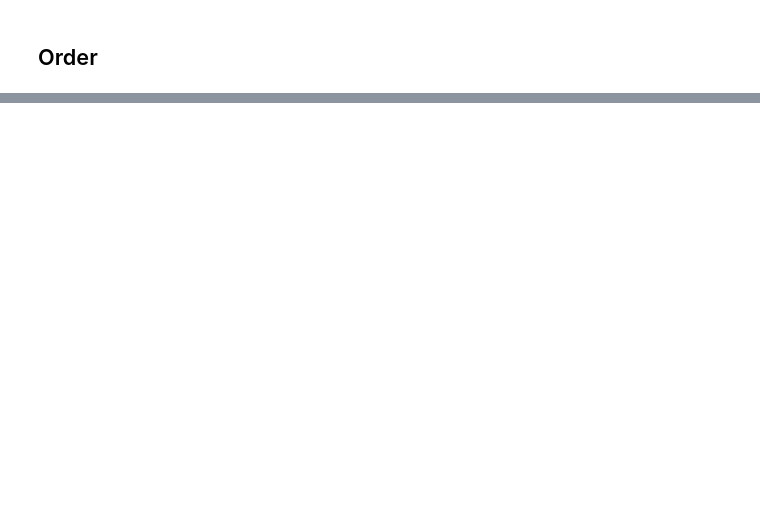
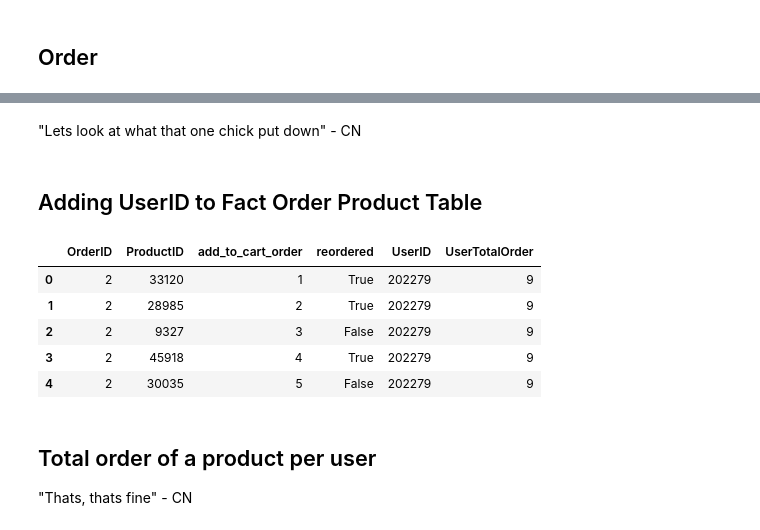
Before and after one commit to arridoarfiadi/InstacartResearchSymposium, a Jupyter notebook: Instacart Analysis Notebook.ipynb, the cells around one changed output, grey strips where cells are left out. Cells and saved outputs as stored; diff of their text form; code cells hidden in the pictures; blank space fills up the shorter version.

```diff
--- a/Instacart Analysis Notebook.ipynb
+++ b/Instacart Analysis Notebook.ipynb
@@ -43,5 +62,5 @@ df_dimTime.to_pickle('orig_dimTime.pickle')
 # %% [markdown]
 ## Fact Order Product
 # %%
-df_factOrderProduct = pd.read_sql_query('''SELECT * FROM "Instacart"."factOrderProduct";"''', engine)
+df_factOrderProduct = pd.read_sql_query('''SELECT * FROM "Instacart"."factOrderProduct";''', engine)
 df_factOrderProduct.head()
@@ -83,0 +191,20 @@ order.to_pickle('orig_order.pickle')
+# %% [markdown]
+"Lets look at what that one chick put down" - CN
+# %% [markdown]
+## Adding UserID to Fact Order Product Table
+# %%
+# This is needed for the next couple of attributes that we are calculating
+#factOrderProduct = factOrderProduct.drop(["UserID_x", "UserID_y", "UserTotalProductOrder", "UserTotalOrder"], axis = 1)
+factOrderProduct = factOrderProduct.merge(order[["UserID","OrderID", "UserTotalOrder"]],on=["OrderID"])
+factOrderProduct.head()
+# %% [output]
+|  | OrderID | ProductID | add_to_cart_order | reordered | UserID | UserTotalOrder |
+| 0 | 2 | 33120 | 1 | True | 202279 | 9 |
+| 1 | 2 | 28985 | 2 | True | 202279 | 9 |
+| 2 | 2 | 9327 | 3 | False | 202279 | 9 |
+| 3 | 2 | 45918 | 4 | True | 202279 | 9 |
+| 4 | 2 | 30035 | 5 | False | 202279 | 9 |
+# %% [markdown]
+## Total order of a product per user
+
+"Thats, thats fine" - CN
```
Also changed, not shown: parts of 23 cells of this notebook.
